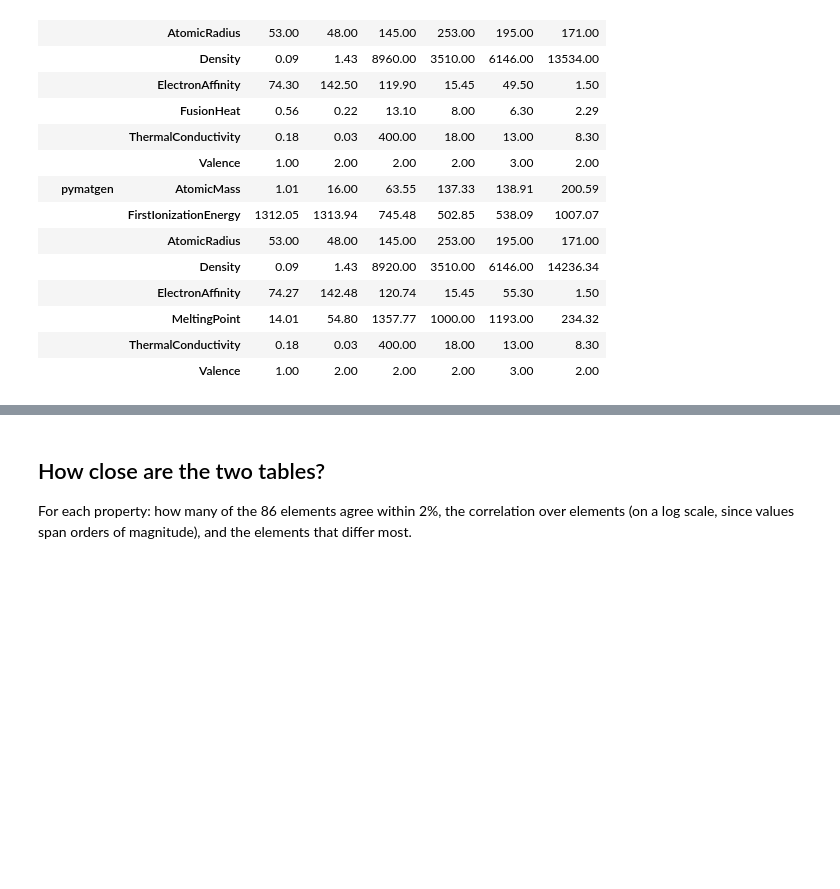
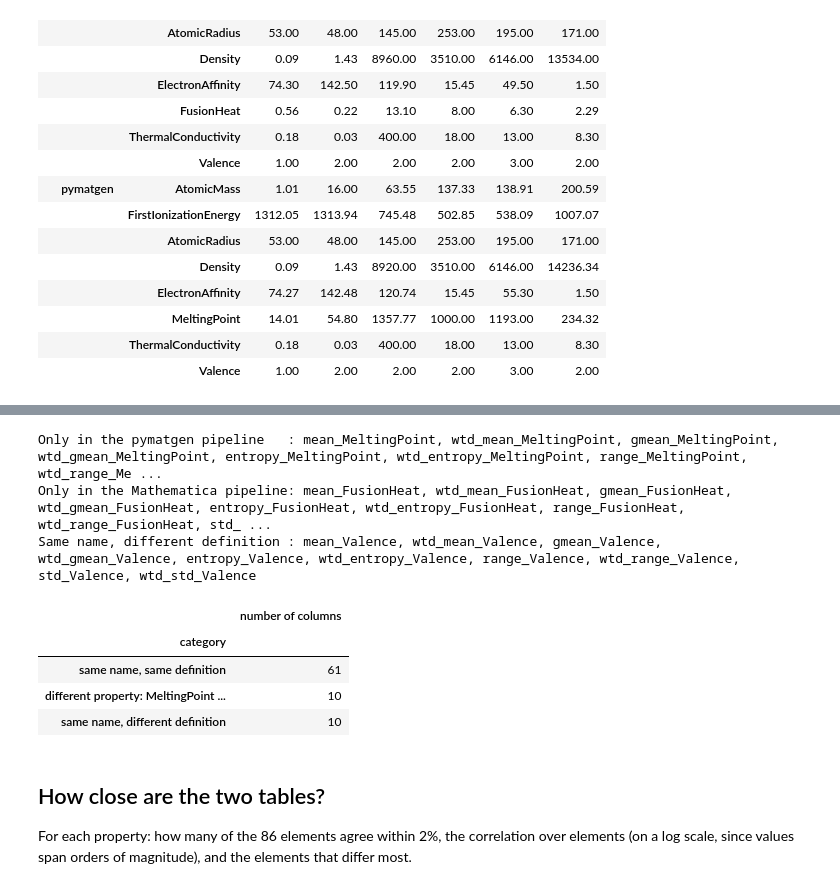
Before and after one commit to RenatodaCostaSantos/Superconductors, a Jupyter notebook: notebooks/04_element_sources.ipynb, the cells around one changed output, grey strips where cells are left out. Cells and saved outputs as stored; diff of their text form; code cells hidden in the pictures; blank space fills up the shorter version.

```diff
--- a/notebooks/04_element_sources.ipynb
+++ b/notebooks/04_element_sources.ipynb
@@ -99,3 +118,38 @@ pd.concat({"mathematica": mma, "pymatgen": pmg}, axis=1).loc[["H", "O", "Cu", "B
+# %%
+STATUS = {
+    "MeltingPoint": "different property: MeltingPoint (pymatgen) vs FusionHeat (Mathematica)",
+    "Valence": "same name, different definition",
+}
+
+def status(pmg_col, mma_col):
+    if pmg_col != mma_col:
+        return STATUS["MeltingPoint"]
+    return STATUS["Valence"] if pmg_col.endswith("_Valence") else "same name, same definition"
+
+columns = pd.DataFrame({
+    "pymatgen column": feature_names("pymatgen"),
+    "mathematica column": feature_names("mathematica"),
+})
+columns["category"] = [status(p, m) for p, m in zip(columns["pymatgen column"], columns["mathematica column"])]
+columns.index = range(1, 82)
+columns.index.name = "position"
+
+only_pmg = [c for c in feature_names("pymatgen") if c not in feature_names("mathematica")]
+only_mma = [c for c in feature_names("mathematica") if c not in feature_names("pymatgen")]
+print("Only in the pymatgen pipeline   :", ", ".join(only_pmg))
+print("Only in the Mathematica pipeline:", ", ".join(only_mma))
+print("Same name, different definition :", ", ".join(columns.loc[columns["category"] == STATUS["Valence"], "pymatgen column"]))
+print()
+columns["category"].value_counts().rename("number of columns").to_frame()
+# %% [output]
+Only in the pymatgen pipeline   : mean_MeltingPoint, wtd_mean_MeltingPoint, gmean_MeltingPoint, wtd_gmean_MeltingPoint, entropy_MeltingPoint, wtd_entropy_MeltingPoint, range_MeltingPoint, wtd_range_Me ...
+Only in the Mathematica pipeline: mean_FusionHeat, wtd_mean_FusionHeat, gmean_FusionHeat, wtd_gmean_FusionHeat, entropy_FusionHeat, wtd_entropy_FusionHeat, range_FusionHeat, wtd_range_FusionHeat, std_ ...
+Same name, different definition : mean_Valence, wtd_mean_Valence, gmean_Valence, wtd_gmean_Valence, entropy_Valence, wtd_entropy_Valence, range_Valence, wtd_range_Valence, std_Valence, wtd_std_Valence
+|  | number of columns |
+| category |  |
+| same name, same definition | 61 |
+| different property: MeltingPoint ... | 10 |
+| same name, different definition | 10 |
 # %% [markdown]
 ## How close are the two tables?
 
```
Also changed, not shown: parts of 4 cells of this notebook.
